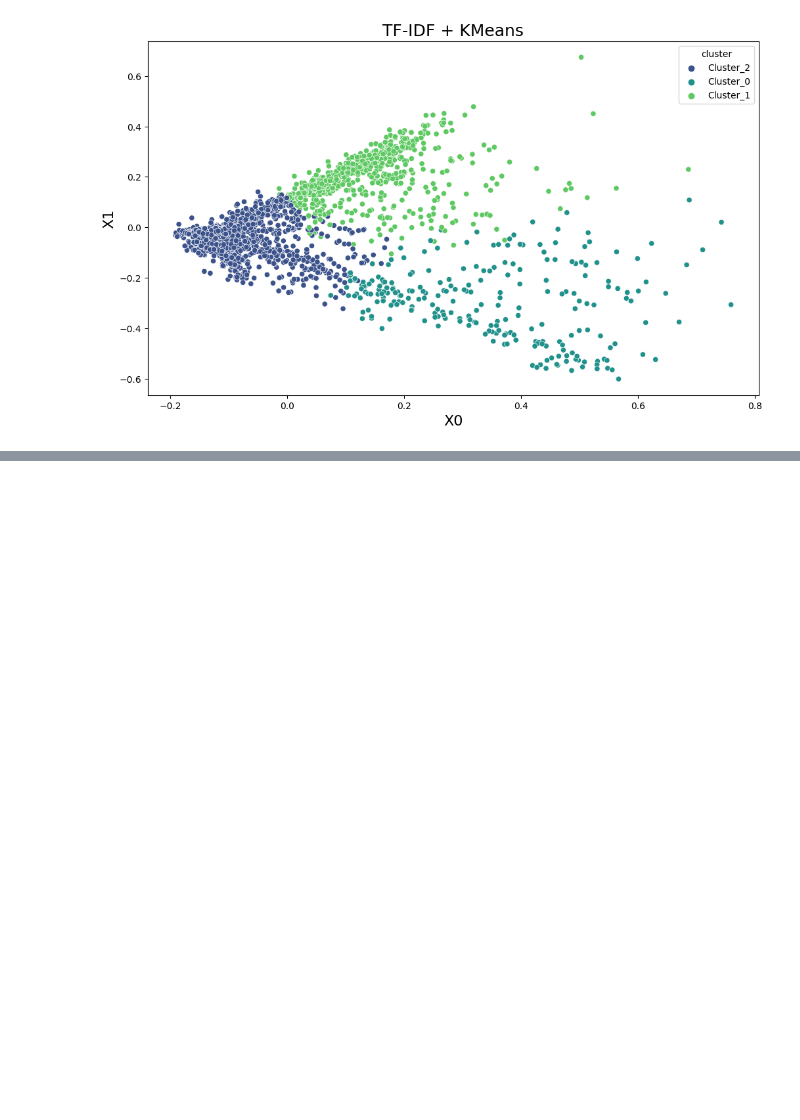
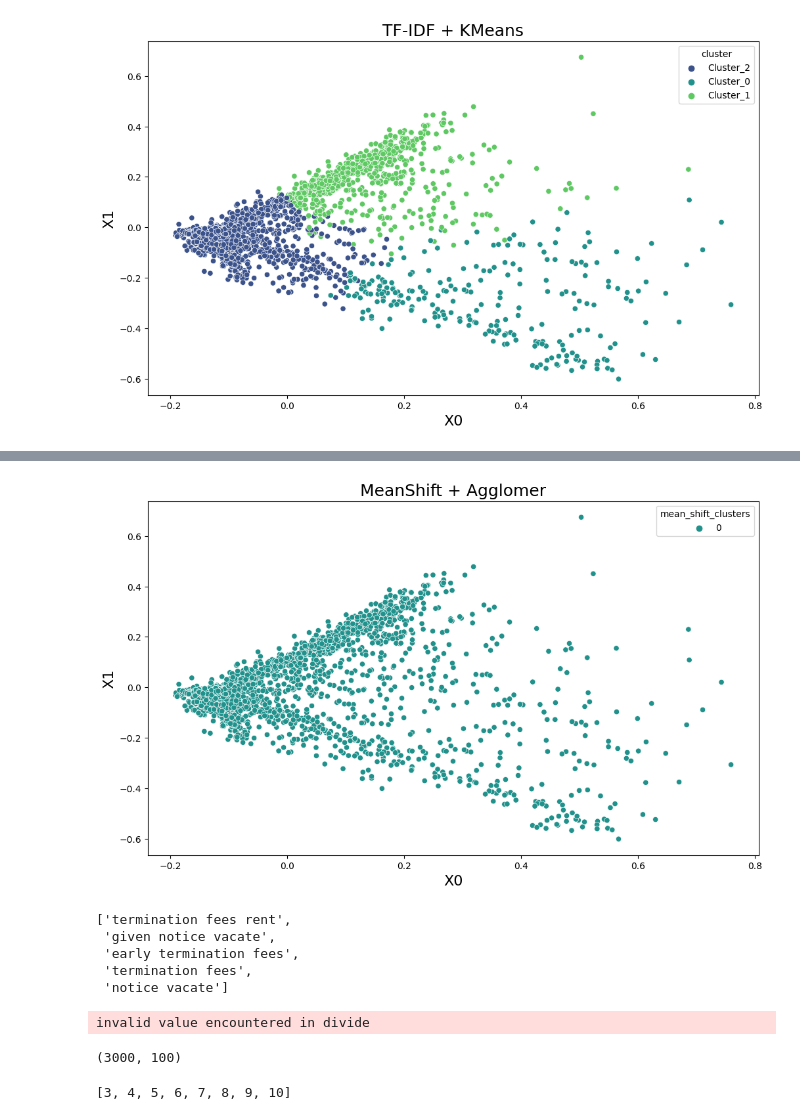
Before and after one commit to ret7020/MoscowMastersWorkflow, a Jupyter notebook: ComplaintWork/CD.ipynb, the cells around one changed output, grey strips where cells are left out. Cells and saved outputs as stored; diff of their text form; code cells hidden in the pictures; blank space fills up the shorter version.

```diff
--- a/ComplaintWork/CD.ipynb
+++ b/ComplaintWork/CD.ipynb
@@ -504,0 +559,9 @@ plt.show()
+# %%
+plt.figure(figsize=(12, 7))
+plt.title("MeanShift + Agglomer", fontdict={"fontsize": 18})
+plt.xlabel("X0", fontdict={"fontsize": 16})
+plt.ylabel("X1", fontdict={"fontsize": 16})
+sns.scatterplot(data=complaints, x='cluster_x0', y='cluster_x1', hue='mean_shift_clusters', palette="viridis")
+plt.show()
+# %% [output]
+[figure, added]
@@ -504,0 +570,12 @@ plt.show()
+# %%
+i = 0
+list_of_sent = []
+for sent in complaints['narrative_keyngrams'].values:
+    list_of_sent.append(sent)
+list_of_sent[0]
+# %% [output]
+['termination fees rent',
+ 'given notice vacate',
+ 'early termination fees',
+ 'termination fees',
+ 'notice vacate']
@@ -504,0 +586,27 @@ plt.show()
+# %%
+import numpy as np
+
+sent_vectors = []
+for sent in list_of_sent:
+    sent_vec = np.zeros(100)
+    cnt_words = 0;
+    for word in sent:
+        try:
+            vec = w2v_model.wv[word]
+            sent_vec += vec
+            cnt_words += 1
+        except:
+            pass
+    sent_vec /= cnt_words
+    sent_vectors.append(sent_vec)
+sent_vectors = np.array(sent_vectors)
+sent_vectors = np.nan_to_num(sent_vectors)
+sent_vectors.shape
+# %% [output]
+invalid value encountered in divide
+(3000, 100)
+# %%
+num_clus = [x for x in range(3,11)]
+num_clus
+# %% [output]
+[3, 4, 5, 6, 7, 8, 9, 10]
```
Also changed, not shown: parts of 23 cells of this notebook.
